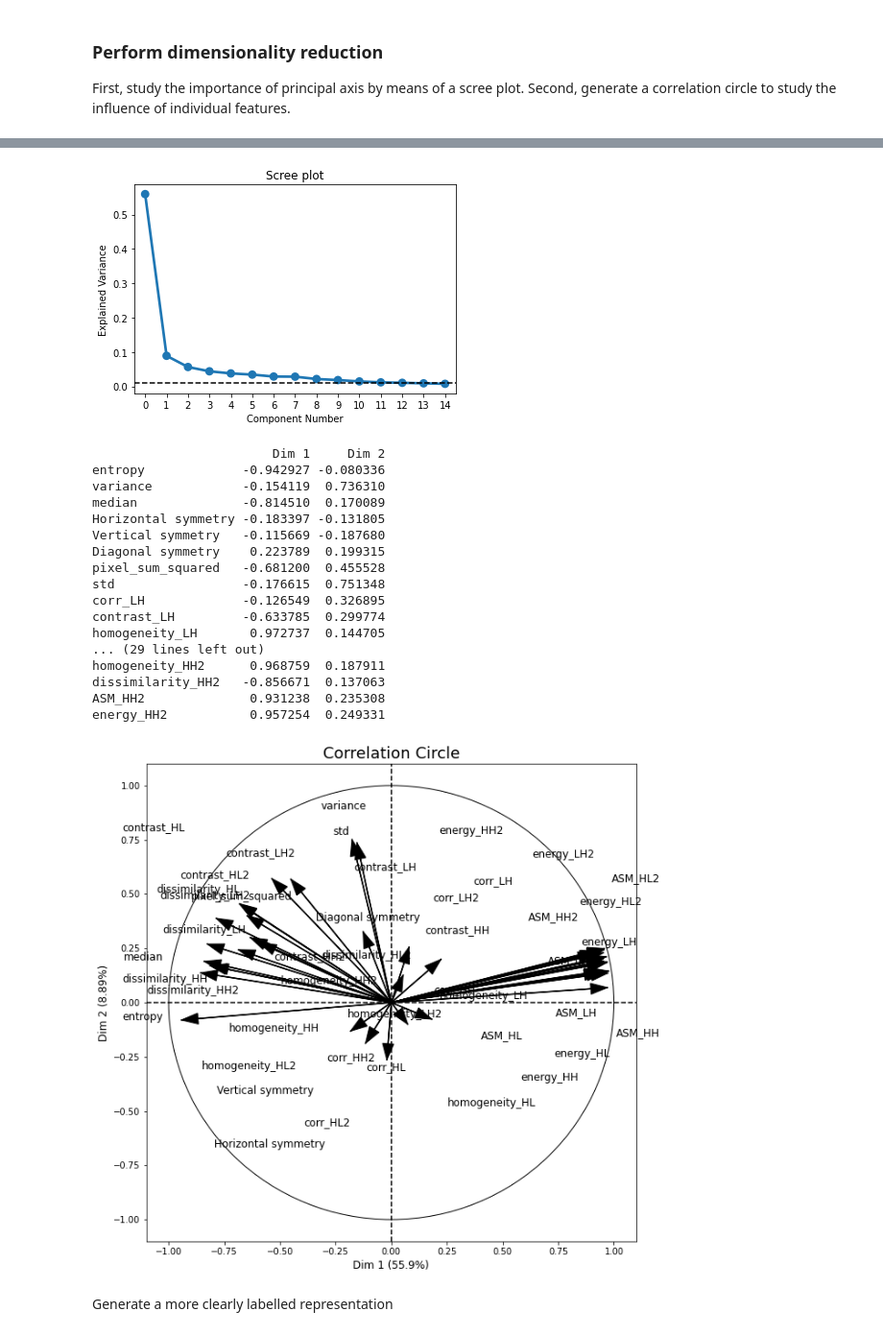
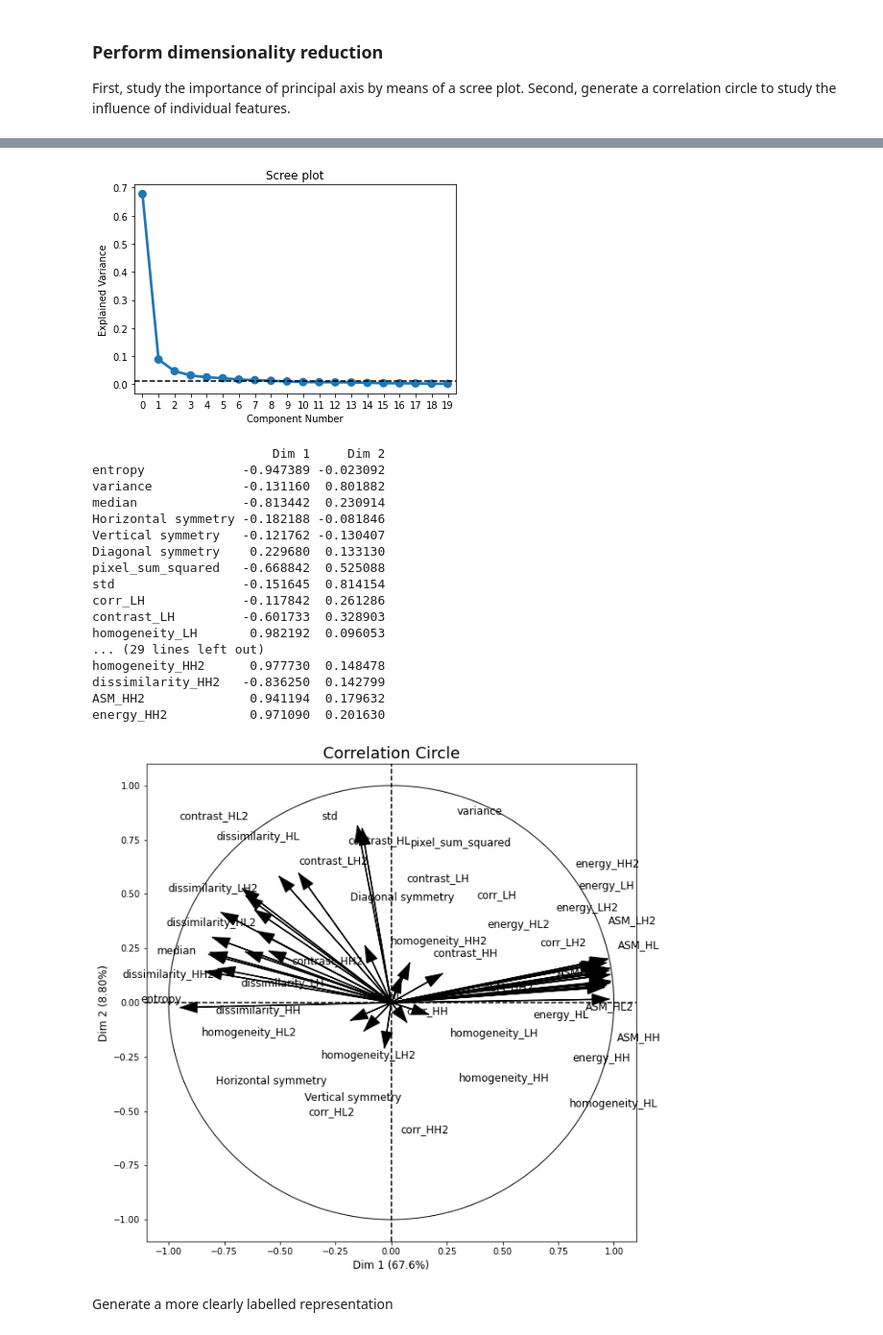
Before and after one commit to rr1017/AMLS_21-22-_SN21213556, a Jupyter notebook: Script.ipynb, the cells around one changed output, grey strips where cells are left out. Shown at 96% size. Drawn from its saved outputs; the diff is of its cells as text; code cells hidden in the pictures.

```diff
--- a/Script.ipynb
+++ b/Script.ipynb
@@ -200,14 +200,14 @@ First, study the importance of principal axis by means of a scree plot. Second,
 # %%
 # Perform PCA to reduce all initial features into principal components
 
-n_components = 15
+n_components = 20
 
 pca = PCA(n_components=n_components)
-pca.fit(X/X.std(axis=0))
+pca.fit(scaler.transform(X))
 print(pca.explained_variance_ratio_)
 
 # Get datapoints projected to 10 principal components space
-res = pca.transform(X/X.std(axis=0))
+res = pca.transform(scaler.transform(X))
 
 # Generate scree plot
 ind = np.arange(0, n_components)
@@ -222,7 +222,7 @@ ax.set_ylabel('Explained Variance')
 plt.show()
 
 # Plot correlation circle to study the influence of each feature in clustering
-fig,corr_matrix = plot_pca_correlation_graph(X/X.std(axis=0),df.iloc[:,5:].columns) # feature normalisation ensures relative values
+fig,corr_matrix = plot_pca_correlation_graph(scaler.transform(X),df.iloc[:,5:].columns) # feature normalisation ensures relative values
 print(corr_matrix)
 fig.set_figheight(10)
 fig.set_figwidth(10)
@@ -233,22 +234,22 @@ fig.set_figwidth(10)
-[figure, old version]
+[figure, new version]
                         Dim 1     Dim 2
-entropy             -0.942927 -0.080336
-variance            -0.154119  0.736310
-median              -0.814510  0.170089
-Horizontal symmetry -0.183397 -0.131805
-Vertical symmetry   -0.115669 -0.187680
-Diagonal symmetry    0.223789  0.199315
-pixel_sum_squared   -0.681200  0.455528
-std                 -0.176615  0.751348
-corr_LH             -0.126549  0.326895
-contrast_LH         -0.633785  0.299774
-homogeneity_LH       0.972737  0.144705
+entropy             -0.947389 -0.023092
+variance            -0.131160  0.801882
+median              -0.813442  0.230914
+Horizontal symmetry -0.182188 -0.081846
+Vertical symmetry   -0.121762 -0.130407
+Diagonal symmetry    0.229680  0.133130
+pixel_sum_squared   -0.668842  0.525088
+std                 -0.151645  0.814154
+corr_LH             -0.117842  0.261286
+contrast_LH         -0.601733  0.328903
+homogeneity_LH       0.982192  0.096053
 ... (29 lines left out)
-homogeneity_HH2      0.968759  0.187911
-dissimilarity_HH2   -0.856671  0.137063
-ASM_HH2              0.931238  0.235308
-energy_HH2           0.957254  0.249331
+homogeneity_HH2      0.977730  0.148478
+dissimilarity_HH2   -0.836250  0.142799
+ASM_HH2              0.941194  0.179632
+energy_HH2           0.971090  0.201630
-[figure, old version]
+[figure, new version]
 # %% [markdown]
 Generate a more clearly labelled representation
 # %%
```
Also changed, not shown: parts of 13 cells of this notebook.
